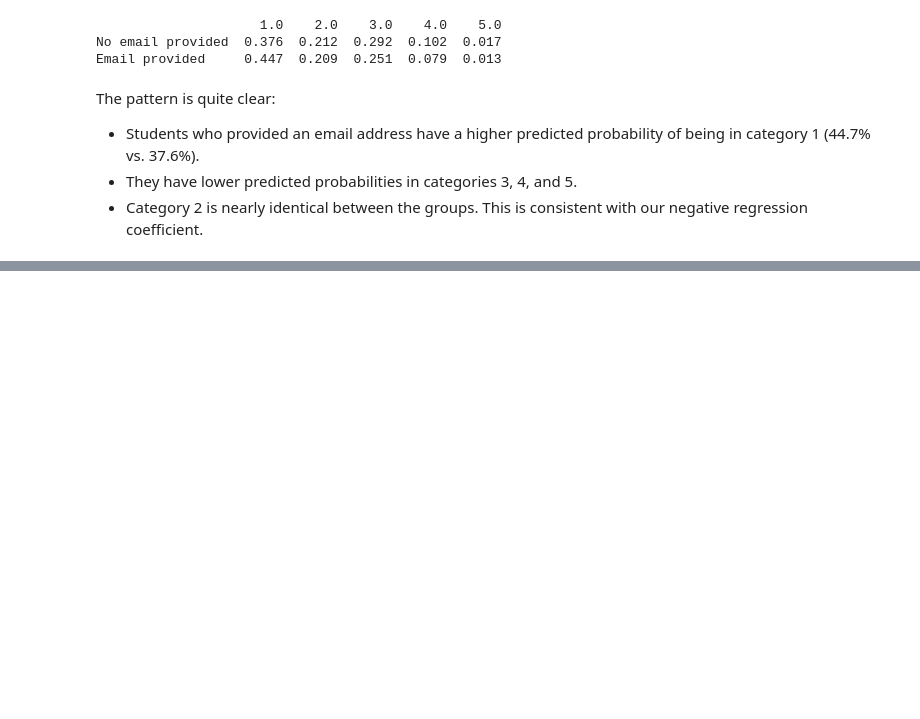
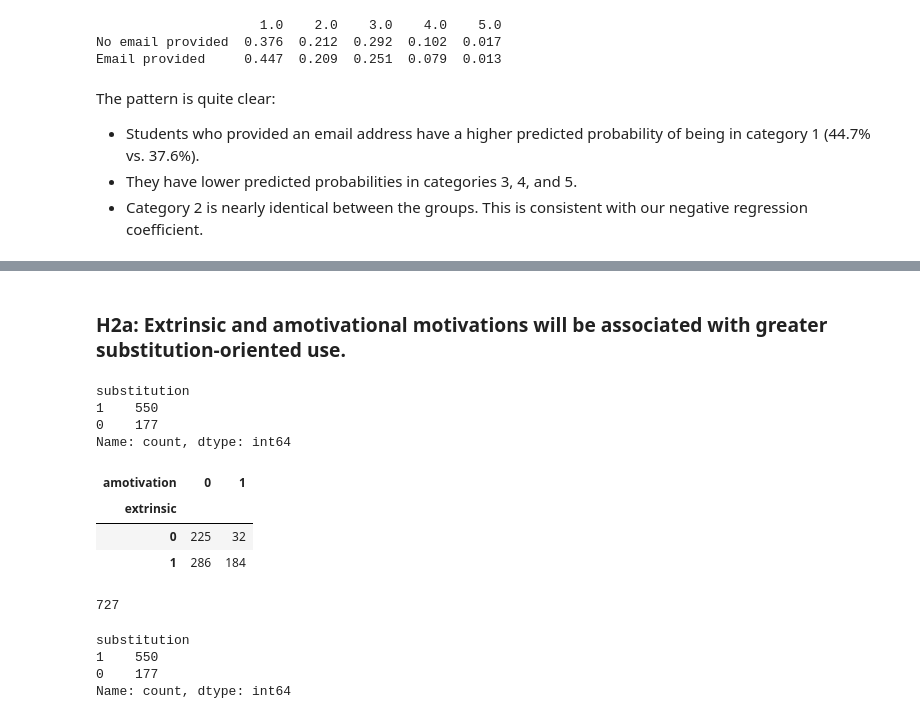
Before and after one commit to JesanOvi/GenAI-Survey-Analysis, a Jupyter notebook: note_books/Survey26.ipynb, the cells around one changed output, grey strips where cells are left out. Drawn from its saved outputs; the diff is of its cells as text; code cells hidden in the pictures; blank space fills up the shorter version.

```diff
--- a/note_books/Survey26.ipynb
+++ b/note_books/Survey26.ipynb
@@ -2574,0 +3139,2 @@ This is consistent with our negative regression coefficient.
+# %%
+student_data_26['extrinsic'] = (extrinsic_columns.eq('1').any(axis=1)).astype(int)
@@ -2574,0 +3148,2 @@ This is consistent with our negative regression coefficient.
+# %%
+student_data_26['amotivation'] = (amotivation_columns.eq('1').any(axis=1)).astype(int)
@@ -2574,0 +3191,3 @@ This is consistent with our negative regression coefficient.
+# %% [markdown]
+<h3>H2a: Extrinsic and amotivational motivations will be associated with greater substitution-oriented use.
+</h3>
@@ -2574,0 +3196,18 @@ This is consistent with our negative regression coefficient.
+# %%
+subs_oriented_columns = student_data_26.iloc[:, [37, 38, 39, 43, 44, 47, 51, 53, 54, 55, 59, 58, 61]]
+# %%
+student_data_26['substitution'] = (subs_oriented_columns.eq('1').any(axis=1)).astype(int)
+# %%
+print(student_data_26['substitution'].value_counts())
+# %% [output]
+substitution
+1    550
+0    177
+Name: count, dtype: int64
+# %%
+pd.crosstab(student_data_26['extrinsic'], student_data_26['amotivation'])
+# %% [output]
+| amotivation | 0 | 1 |
+| extrinsic |  |  |
+| 0 | 225 | 32 |
+| 1 | 286 | 184 |
@@ -2574,0 +3245,12 @@ This is consistent with our negative regression coefficient.
+# %%
+print(len(analysis_data_26))
+# %% [output]
+727
+# %%
+y = analysis_data_26['substitution']
+print(y.value_counts())
+# %% [output]
+substitution
+1    550
+0    177
+Name: count, dtype: int64
```
Also changed, not shown: parts of 99 cells of this notebook.
